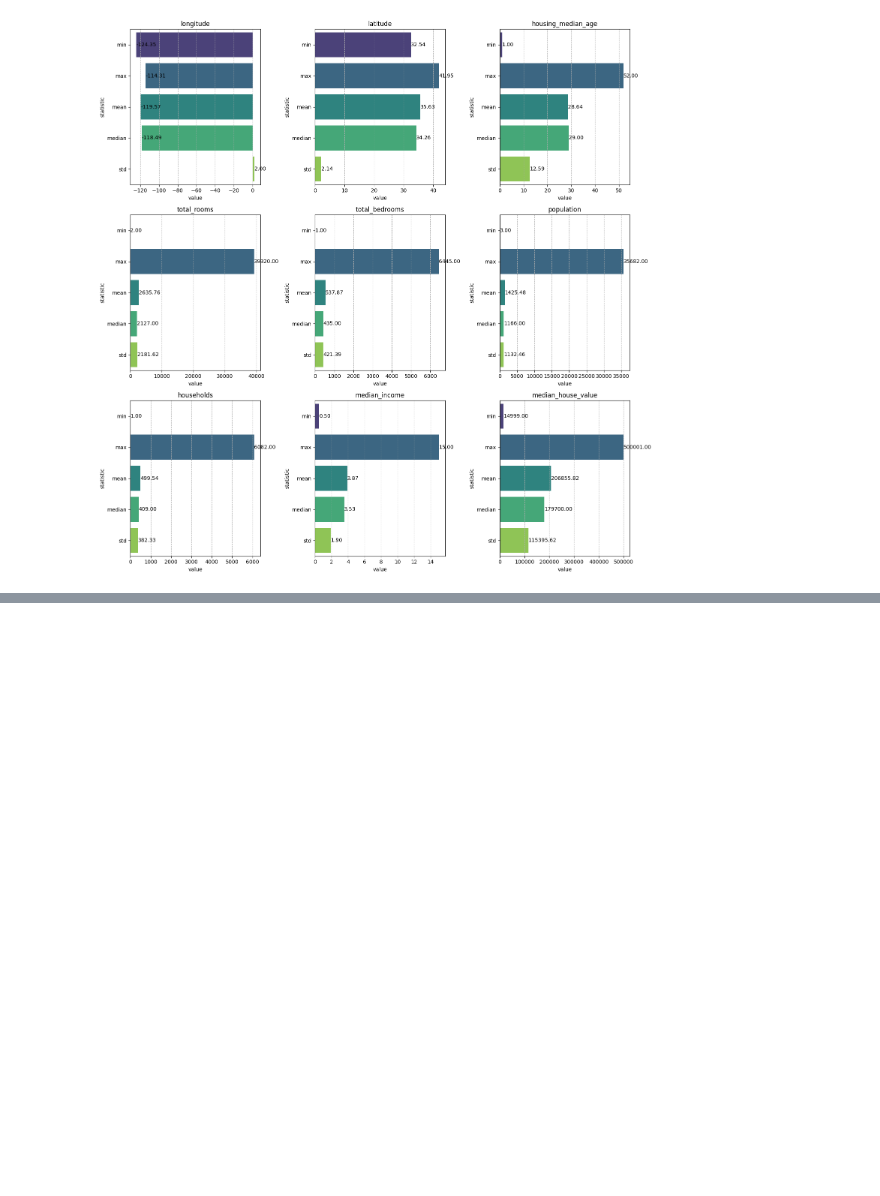
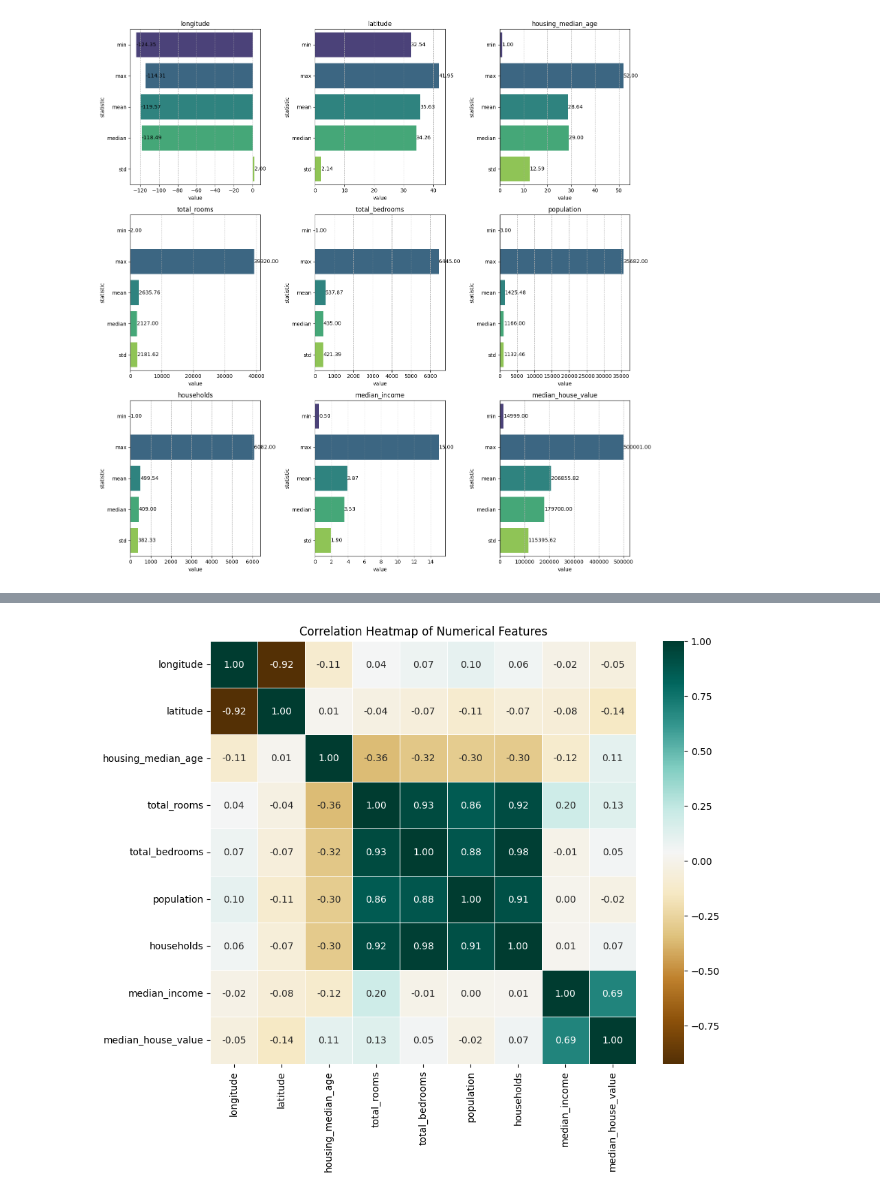
Before and after one commit to Namain231/1st_words, a Jupyter notebook: Assignment1.ipynb, the cells around one changed output, grey strips where cells are left out. Saved outputs shown, nothing was run; the diff lists cells and outputs as text; code cells hidden in the pictures; blank space fills up the shorter version.

```diff
--- a/Assignment1.ipynb
+++ b/Assignment1.ipynb
@@ -110,0 +190,11 @@ Number of missing values:  0
+# %%
+numerical_cols = data.select_dtypes(include=np.number)
+
+#heatmap
+correlation_matrix = numerical_cols.corr()
+plt.figure(figsize=(10, 8))
+sns.heatmap(correlation_matrix, annot=True, cmap='BrBG', fmt=".2f", linewidths=.5)
+plt.title('Correlation Heatmap of Numerical Features')
+plt.show()
+# %% [output]
+[figure, added]
```
Also changed, not shown: parts of 6 cells of this notebook.
